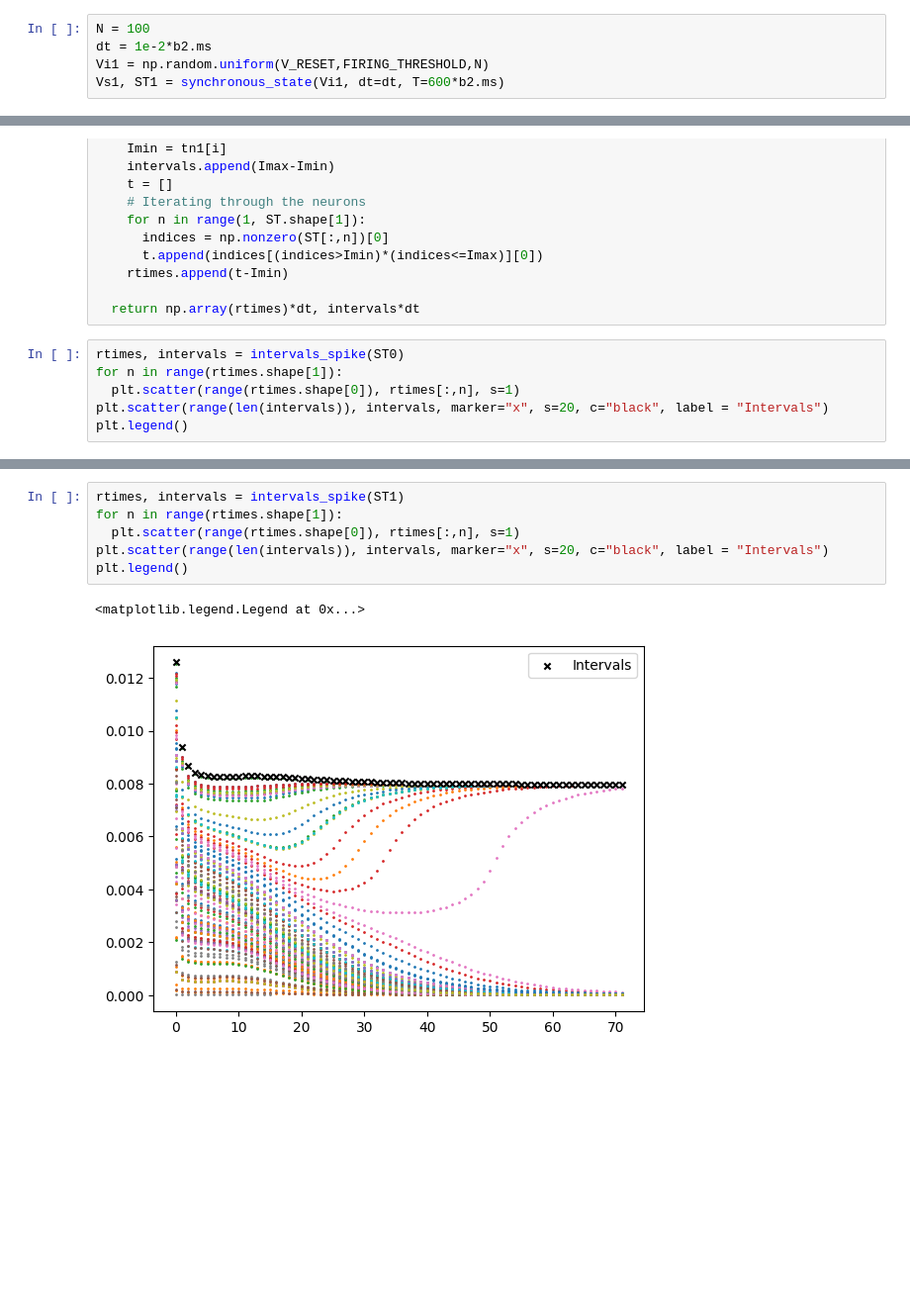
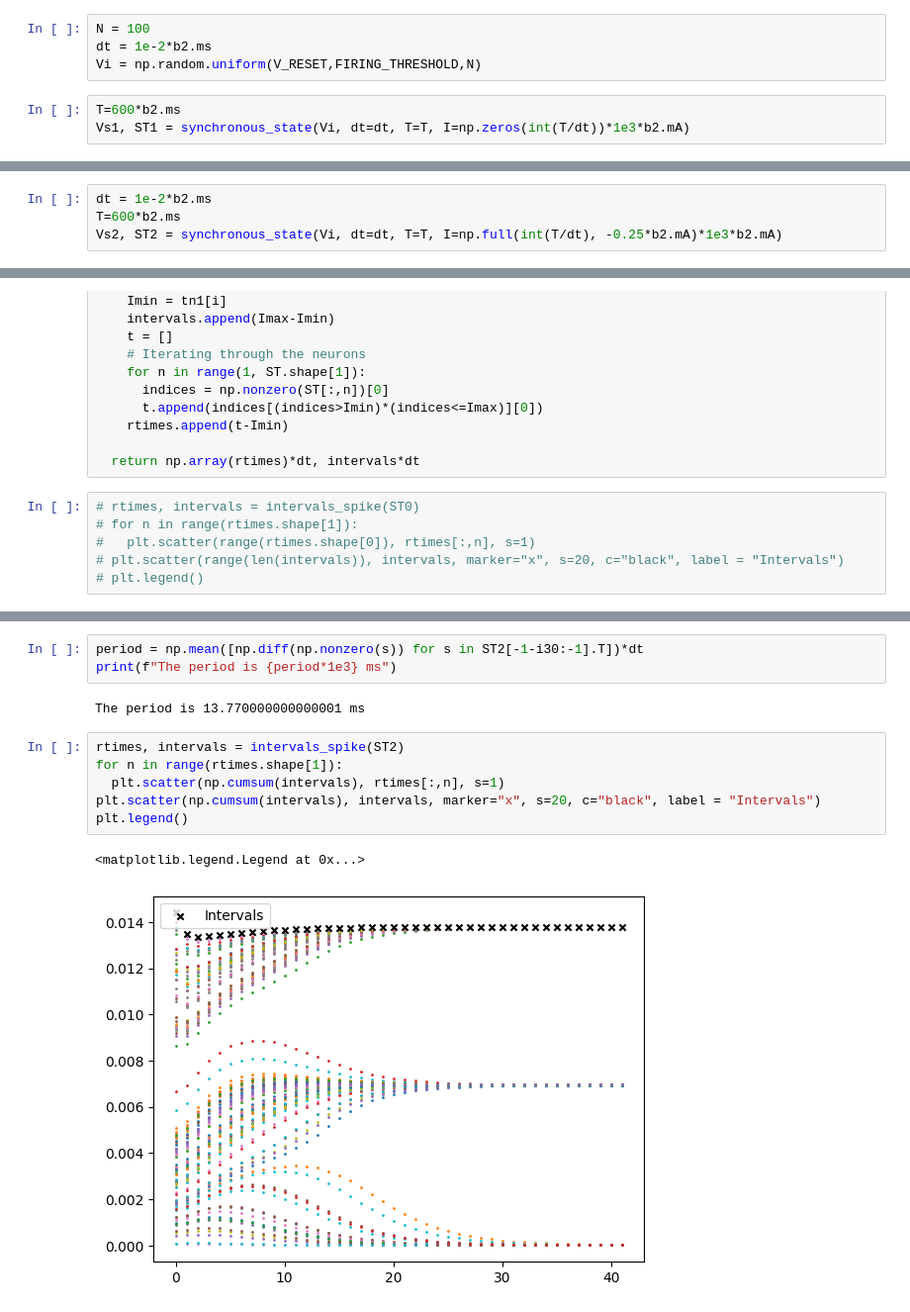
Before and after one commit to NicolasRR/SSHNeurons, a Jupyter notebook: Notebook.ipynb, the cells around one changed output, grey strips where cells are left out. Shown at 99% size. Drawn from its saved outputs; the diff is of its cells as text; blank space fills up the shorter version.

```diff
--- a/Notebook.ipynb
+++ b/Notebook.ipynb
@@ -152,8 +152,10 @@ def synchronous_state(vi, T=600*b2.ms,dt=b2.ms, I=0*b2.mA):
 # %%
 N = 100
 dt = 1e-2*b2.ms
-Vi1 = np.random.uniform(V_RESET,FIRING_THRESHOLD,N)
-Vs1, ST1 = synchronous_state(Vi1, dt=dt, T=600*b2.ms)
+Vi = np.random.uniform(V_RESET,FIRING_THRESHOLD,N)
+# %%
+T=600*b2.ms
+Vs1, ST1 = synchronous_state(Vi, dt=dt, T=T, I=np.zeros(int(T/dt))*1e3*b2.mA)
 # %%
 """steps = Vs1.shape[0]
 t = np.arange(0, steps, 1)
@@ -199,3 +196,7 @@ Vs2, ST2 = synchronous_state(Vi2, unit_time=dt, T=600*b2.ms, I=-0.25*b2.mA)
+# %%
+dt = 1e-2*b2.ms
+T=600*b2.ms
+Vs2, ST2 = synchronous_state(Vi, dt=dt, T=T, I=np.full(int(T/dt), -0.25*b2.mA)*1e3*b2.mA)
 # %%
 steps = Vs1.shape[0]
 t = np.arange(0, steps, 1)
@@ -232,8 +237,8 @@ def intervals_spike(ST):
 
   return np.array(rtimes)*dt, intervals*dt
 # %%
-rtimes, intervals = intervals_spike(ST0)
-for n in range(rtimes.shape[1]):
-  plt.scatter(range(rtimes.shape[0]), rtimes[:,n], s=1)
-plt.scatter(range(len(intervals)), intervals, marker="x", s=20, c="black", label = "Intervals")
-plt.legend()
+# rtimes, intervals = intervals_spike(ST0)
+# for n in range(rtimes.shape[1]):
+#   plt.scatter(range(rtimes.shape[0]), rtimes[:,n], s=1)
+# plt.scatter(range(len(intervals)), intervals, marker="x", s=20, c="black", label = "Intervals")
+# plt.legend()
@@ -243,9 +245,14 @@ plt.legend()
+# %%
+period = np.mean([np.diff(np.nonzero(s)) for s in ST2[-1-i30:-1].T])*dt
+print(f"The period is {period*1e3} ms")
+# %% [output]
+The period is 13.770000000000001 ms
 # %%
-rtimes, intervals = intervals_spike(ST1)
+rtimes, intervals = intervals_spike(ST2)
 for n in range(rtimes.shape[1]):
-  plt.scatter(range(rtimes.shape[0]), rtimes[:,n], s=1)
-plt.scatter(range(len(intervals)), intervals, marker="x", s=20, c="black", label = "Intervals")
+  plt.scatter(np.cumsum(intervals), rtimes[:,n], s=1)
+plt.scatter(np.cumsum(intervals), intervals, marker="x", s=20, c="black", label = "Intervals")
 plt.legend()
 # %% [output]
 <matplotlib.legend.Legend at 0x...>
-[figure, old version]
+[figure, new version]
```
Also changed, not shown: parts of 18 cells of this notebook.
